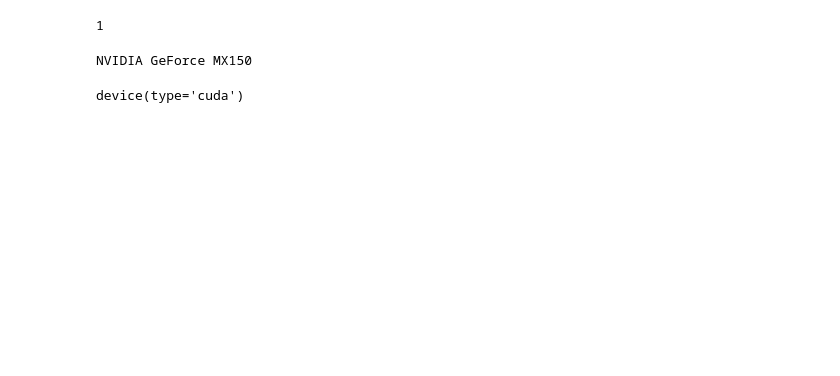
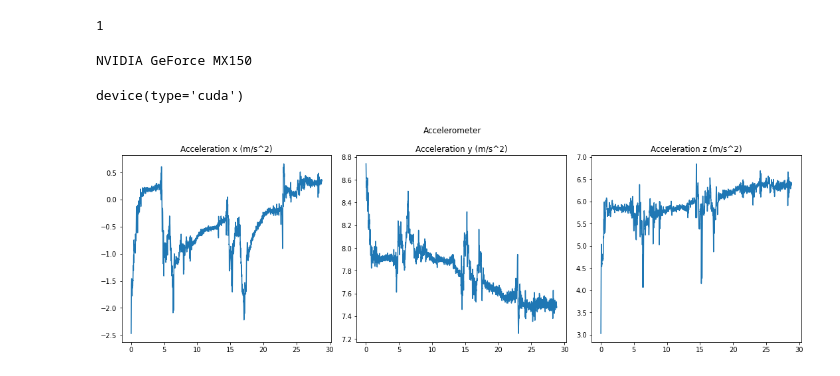
Before and after one commit to joeljacques/AthletIO, a Jupyter notebook: playground.ipynb, the cells around one changed output. Saved outputs shown, nothing was run; the diff lists cells and outputs as text; code cells hidden in the pictures; blank space fills up the shorter version.

```diff
--- a/playground.ipynb
+++ b/playground.ipynb
@@ -53,5 +53,7 @@ def plot_df(df: pd.DataFrame, title: str):
         plot.set_title(label)
     fig.tight_layout()
 # %%
-# plot_df(accelerometer_df, "Accelerometer")
+plot_df(accelerometer_df, "Accelerometer")
+# %% [output]
+[figure, added]
 # %%
```
Also changed, not shown: parts of 3 cells of this notebook, 4 other files.
